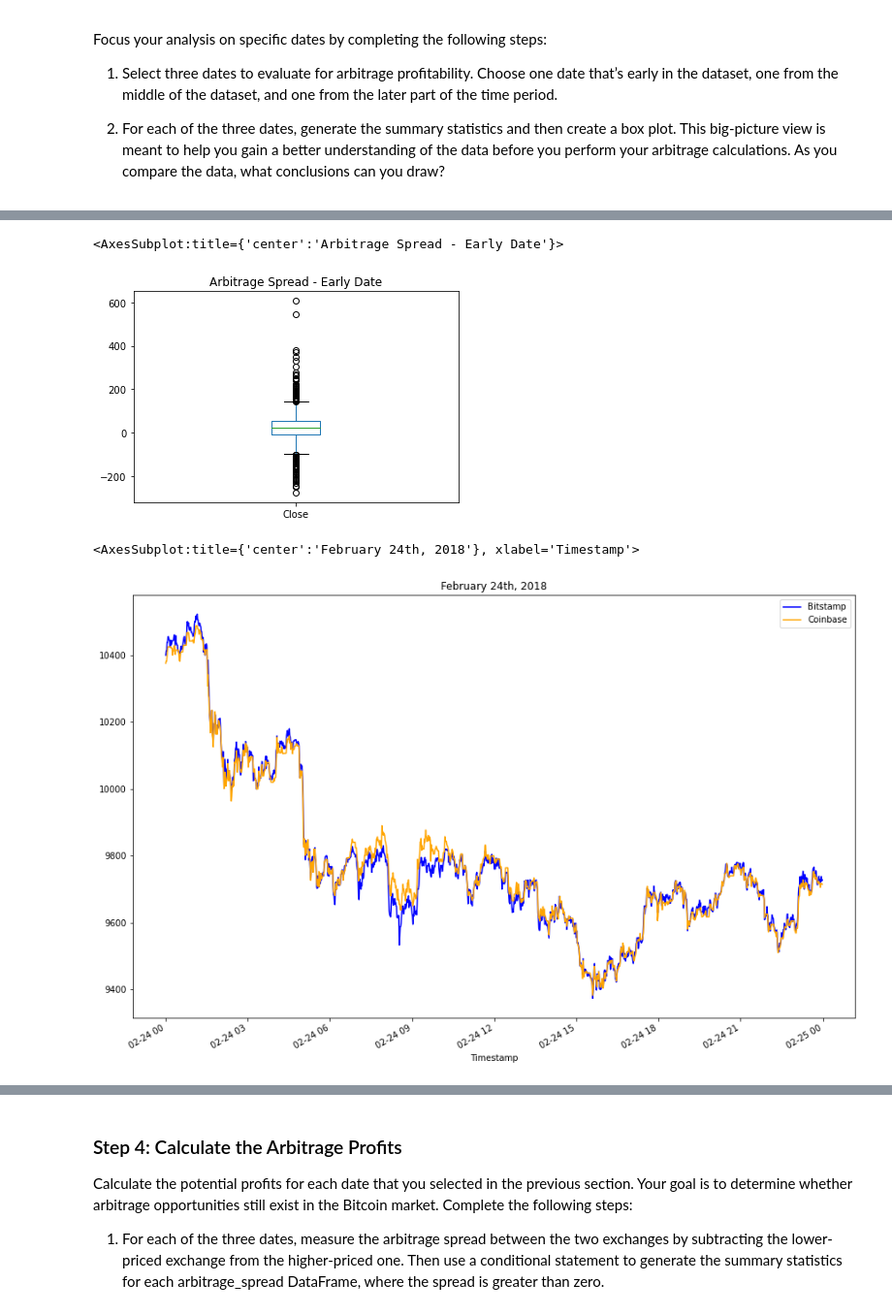
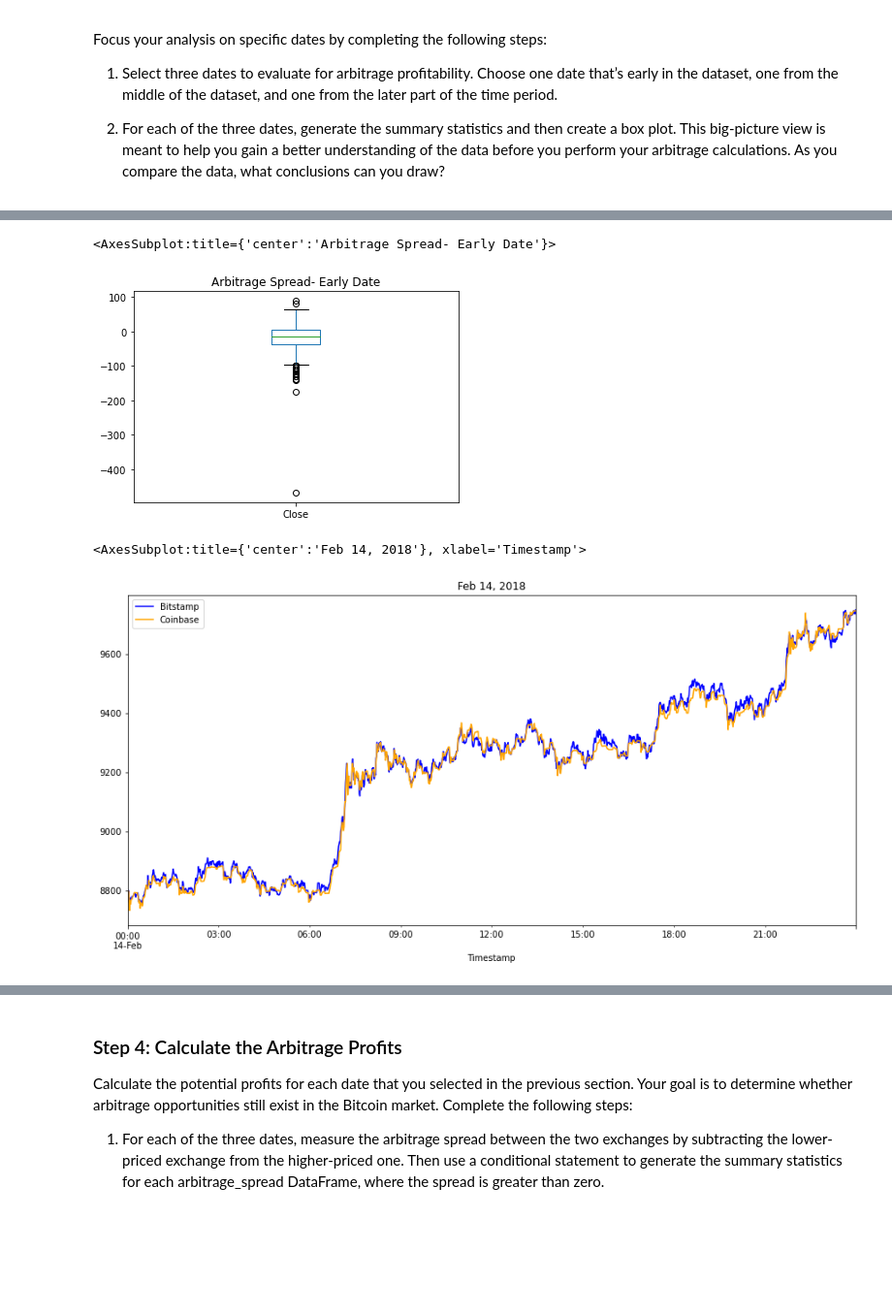
Before and after one commit to srn1358/Finding_Arbitrage_Opportunity, a Jupyter notebook: crypto_arbitrage.ipynb, the cells around one changed output, grey strips where cells are left out. Shown at 97% size. Cells and saved outputs as stored; diff of their text form; code cells hidden in the pictures; blank space fills up the shorter version.

```diff
--- a/crypto_arbitrage.ipynb
+++ b/crypto_arbitrage.ipynb
@@ -400,17 +401,18 @@ max       606.800000
 Name: Close, dtype: float64
 # %%
 # Visualize the arbitrage spread from early in the dataset in a box plot
-# YOUR CODE HERE
+arbitrage_spread_early.plot(kind="box",title="Arbitrage Spread- Early Date")
 # %% [output]
-<AxesSubplot:title={'center':'Arbitrage Spread - Early Date'}>
+<AxesSubplot:title={'center':'Arbitrage Spread- Early Date'}>
-[figure, old version]
+[figure, new version]
 # %%
 # Create an overlay plot that visualizes the two dataframes over a period of one day from the middle of the dataset.
 # Be sure that the plots include the parameters `legend`, `figsize`, `title`, `color` and `label`
-# YOUR CODE HERE
+bitstamp_sliced["2018-02-14 00:00:00":"2018-02-14 23:59:00"]['Close'].plot(legend=True, figsize=(15, 7), title="Feb 14, 2018", color="blue", label="Bitstamp")
+coinbase_sliced["2018-02-14 00:00:00":"2018-02-14 23:59:00"]['Close'].plot(legend=True, figsize=(15, 7), color="orange", label="Coinbase")
 # %% [output]
-<AxesSubplot:title={'center':'February 24th, 2018'}, xlabel='Timestamp'>
+<AxesSubplot:title={'center':'Feb 14, 2018'}, xlabel='Timestamp'>
-[figure, old version]
+[figure, new version]
 # %%
 # Using the date in the middle that you have selected, calculate the arbitrage spread
 # by subtracting the bitstamp lower closing prices from the coinbase higher closing prices
```
Also changed, not shown: parts of 16 cells of this notebook.
